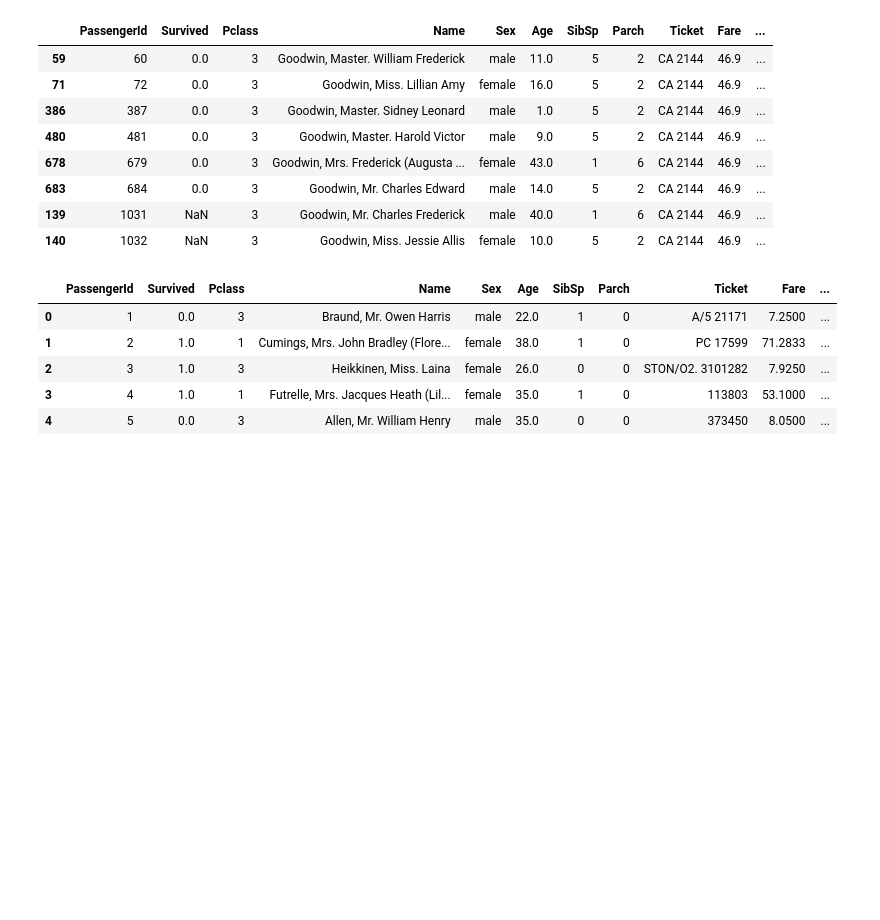
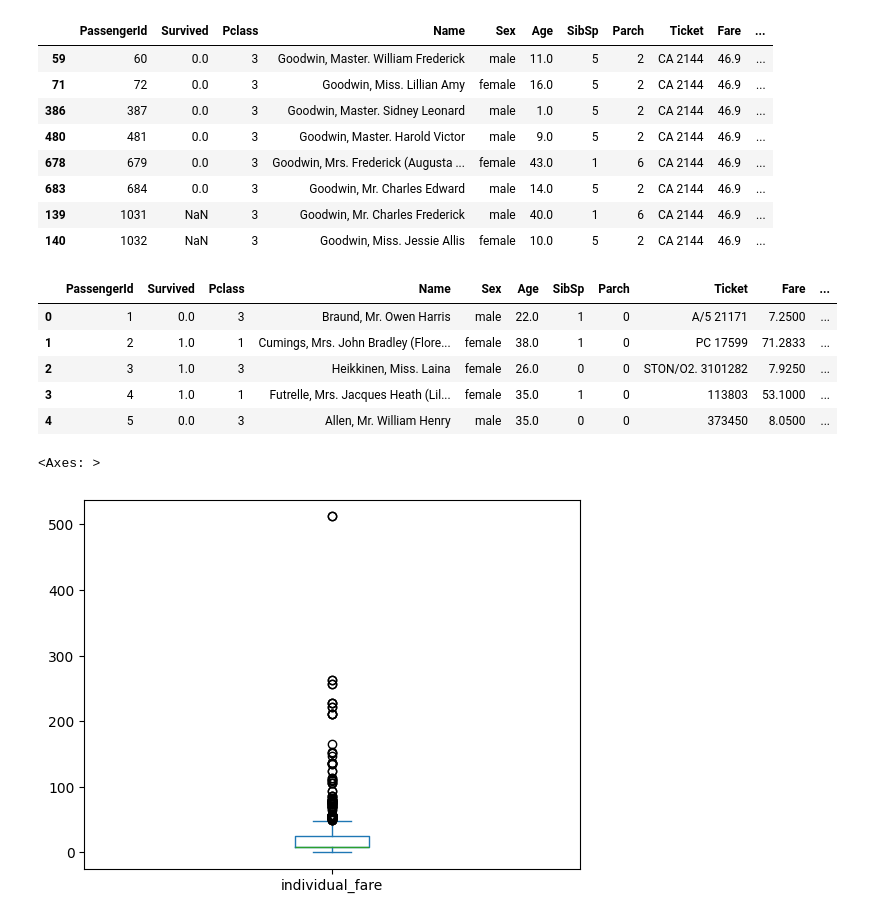
Before and after one commit to Muhammad-Waleed-Source/Exploratory-Data-Analysis, a Jupyter notebook: EDA.ipynb, the cells around one changed output. Cells and saved outputs as stored; diff of their text form; code cells hidden in the pictures; blank space fills up the shorter version.

```diff
--- a/EDA.ipynb
+++ b/EDA.ipynb
@@ -725,3 +725,8 @@ df.head()
 | 2 | 3 | 1.0 | 3 | Heikkinen, Miss. Laina | female | 26.0 | 0 | 0 | STON/O2. 3101282 | 7.9250 | ... |
 | 3 | 4 | 1.0 | 1 | Futrelle, Mrs. Jacques Heath (Lil... | female | 35.0 | 1 | 0 | 113803 | 53.1000 | ... |
 | 4 | 5 | 0.0 | 3 | Allen, Mr. William Henry | male | 35.0 | 0 | 0 | 373450 | 8.0500 | ... |
+# %%
+df['individual_fare'].plot(kind='box')
+# %% [output]
+<Axes: >
+[figure, added]
```
Also changed, not shown: parts of 6 cells of this notebook.
